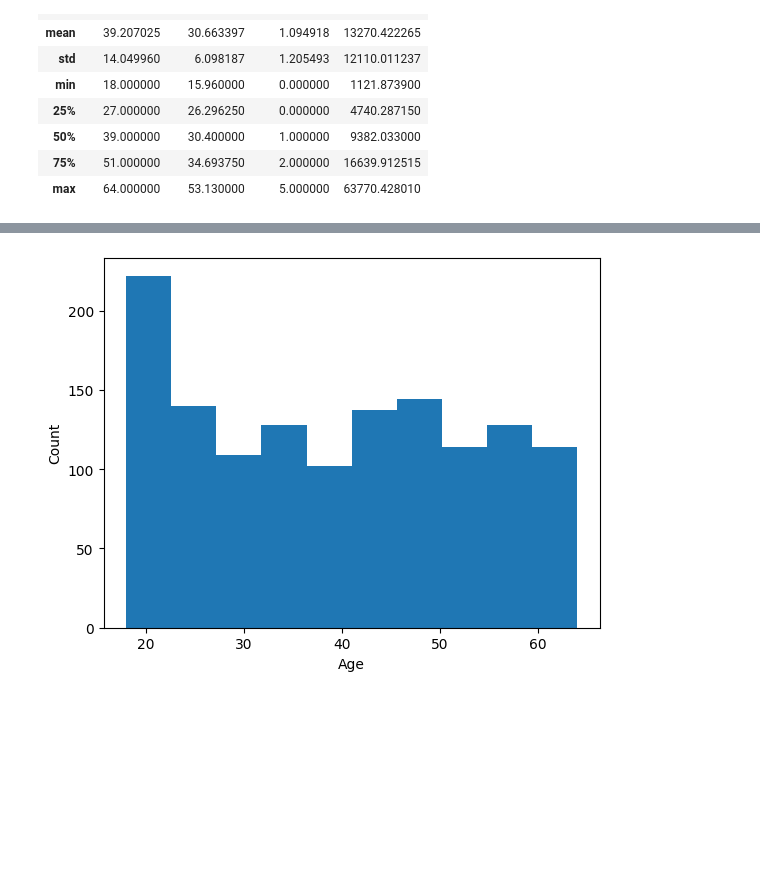
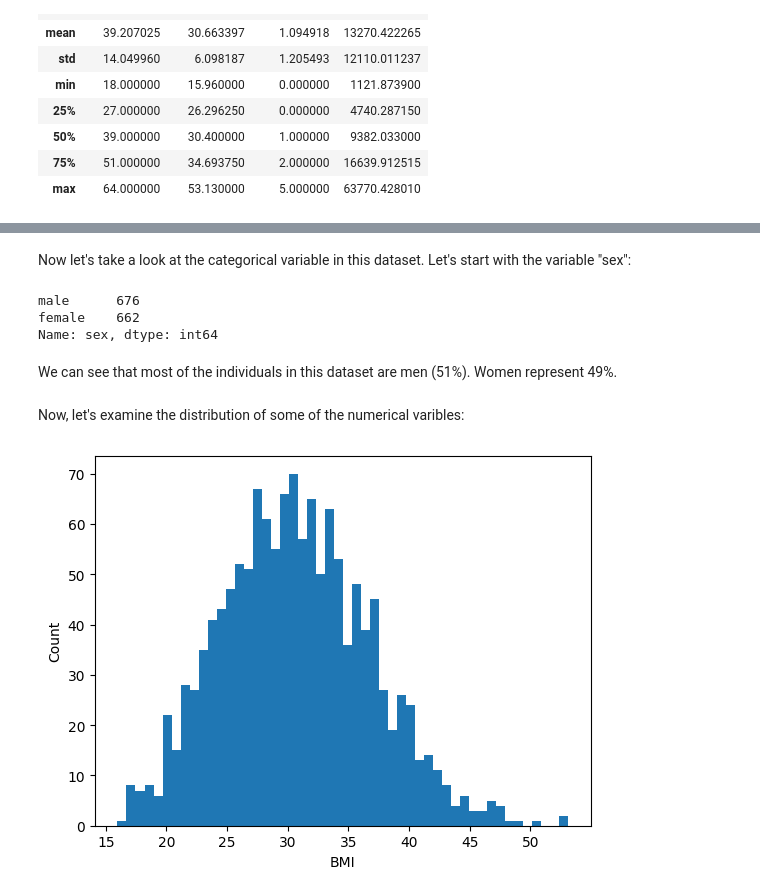
Before and after one commit to jbajr1982/jbajr1982.github.io, a Jupyter notebook: CodeAcademy_PortFolio_medical_insurance_costs.ipynb, the cells around one changed output, grey strips where cells are left out. Cells and saved outputs as stored; diff of their text form; code cells hidden in the pictures; blank space fills up the shorter version.

```diff
--- a/CodeAcademy_PortFolio_medical_insurance_costs.ipynb
+++ b/CodeAcademy_PortFolio_medical_insurance_costs.ipynb
@@ -75,7 +103,20 @@ dados.describe()
+# %% [markdown]
+Now let's take a look at the categorical variable in this dataset.
+Let's start with the variable "sex":
+# %%
+insurance['sex'].value_counts(dropna=False)
+# %% [output]
+male      676
+female    662
+Name: sex, dtype: int64
+# %% [markdown]
+We can see that most of the individuals in this dataset are men (51%). Women represent 49%.
+# %% [markdown]
+Now, let's examine the distribution of some of the numerical varibles:
 # %%
-plt.hist(dados['age'], bins=10)
-plt.xlabel('Age')
+plt.hist(insurance['bmi'], bins=50)
+plt.xlabel('BMI')
 plt.ylabel('Count')
 plt.show()
 # %% [output]
-[figure, old version]
+[figure, new version]
```
Also changed, not shown: parts of 11 cells of this notebook.
